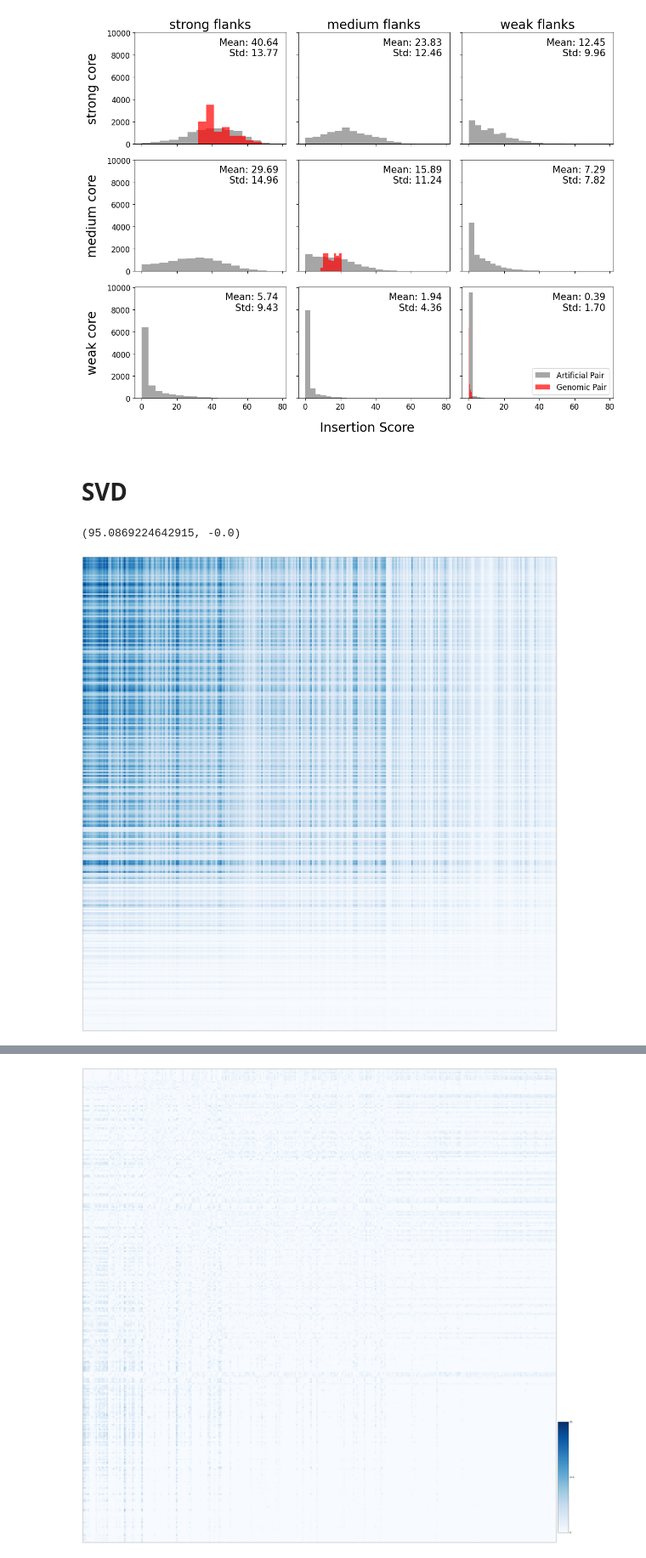
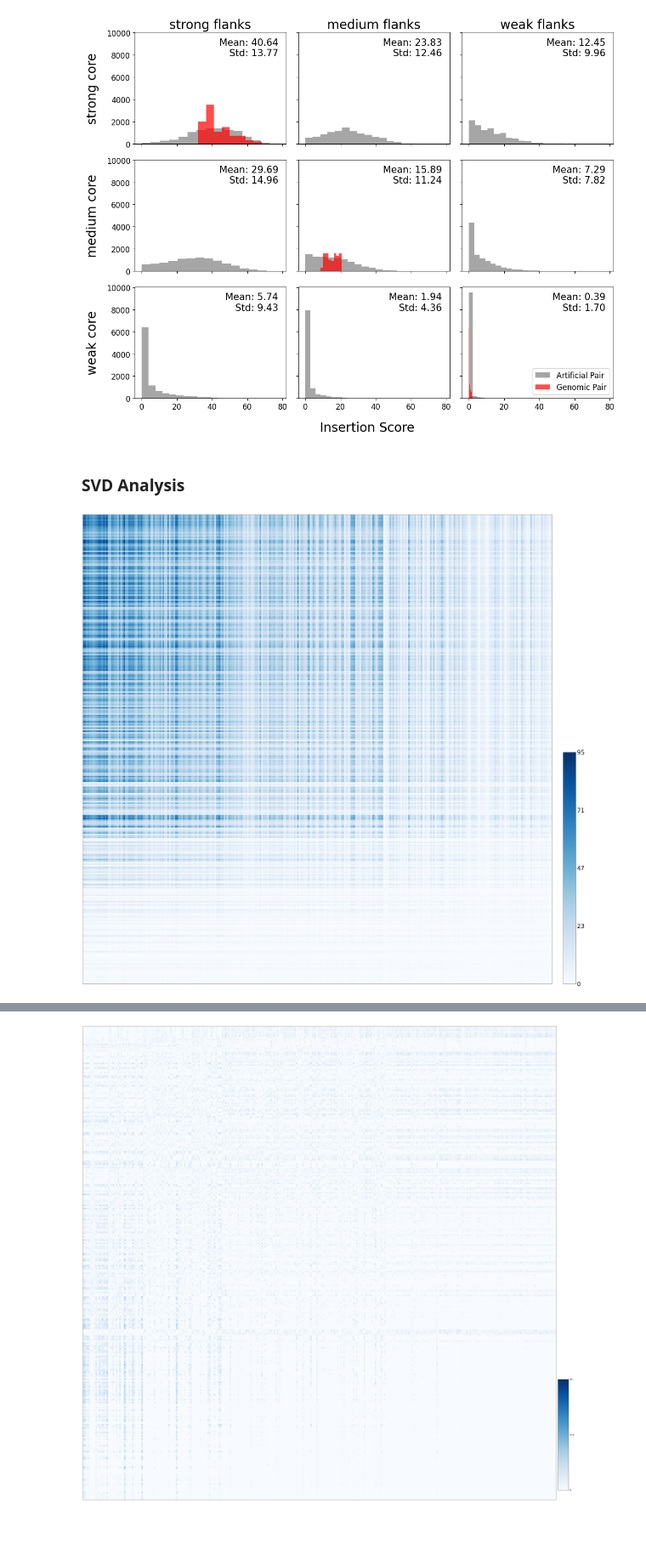
Before and after one commit to Fudenberg-Research-Group/akitaV2-analyses, a Jupyter notebook: experiments/virtual_insertion_flank_core_compatibility/analysis/analysis.ipynb, the cells around one changed output, grey strips where cells are left out. Shown at 85% size. Drawn from its saved outputs; the diff is of its cells as text; code cells hidden in the pictures; blank space fills up the shorter version.

```diff
--- a/experiments/virtual_insertion_flank_core_compatibility/analysis/analysis.ipynb
+++ b/experiments/virtual_insertion_flank_core_compatibility/analysis/analysis.ipynb
@@ -221,6 +205,6 @@ plt.show()
 # %% [output]
 [figure]
 # %% [markdown]
-# SVD
+### SVD Analysis
 # %%
 U, Sigma, VT = np.linalg.svd(MATRIX.astype(int))
@@ -235,33 +219,29 @@ A_approx = sigma1 * np.outer(u1, v1)
-# %%
-A_approx.max(), A_approx.min()
-# %% [output]
-(95.0869224642915, -0.0)
 # %%
 fig, ax = plt.subplots()
 im = ax.imshow(A_approx, cmap=colormap, vmin=global_vmin, vmax=global_vmax)
 
 fig.set_figheight(50)
 fig.set_figwidth(52)
 
-# cax = plt.axes([0.90, 0.110, 0.02, 0.38])
-# cbar = plt.colorbar(plt.cm.ScalarMappable(cmap=colormap), cax=cax, ticks=[0, 0.25, 0.5, 0.75, 1])
+cax = plt.axes([0.90, 0.110, 0.02, 0.38])
+cbar = plt.colorbar(plt.cm.ScalarMappable(cmap=colormap), cax=cax, ticks=[0, 0.25, 0.5, 0.75, 1])
 
 # Remove x and y ticks
 ax.set_xticks([])
 ax.set_yticks([])
 
-# cbar.ax.set_yticklabels([str(global_vmin),
-#                          str(int(((global_vmax - global_vmin)*0.25))),
-#                          str(int(((global_vmax - global_vmin)/2))),
-#                         str(int(((global_vmax - global_vmin)*0.75))),
-#                          str(global_vmax)], fontsize=35)
+cbar.ax.set_yticklabels([str(global_vmin),
+                         str(int(((global_vmax - global_vmin)*0.25))),
+                         str(int(((global_vmax - global_vmin)/2))),
+                        str(int(((global_vmax - global_vmin)*0.75))),
+                         str(global_vmax)], fontsize=35)
 
 # for line_position in [100, 200]:
 #     ax.axvline(x=line_position - 0.5, color='black', linewidth=20)  # Adjust line color/width as needed
 #     ax.axhline(y=line_position - 0.5, color='black', linewidth=20)  # Adjust line color/width as needed
 
 # plt.savefig("./plots/core_flank_compatibility_SVD.pdf", format="pdf", bbox_inches="tight")
 plt.show()
 # %% [output]
-[figure, old version]
+[figure, new version]
 # %% [markdown]
```
Also changed, not shown: parts of 29 cells of this notebook, 4 other files.
